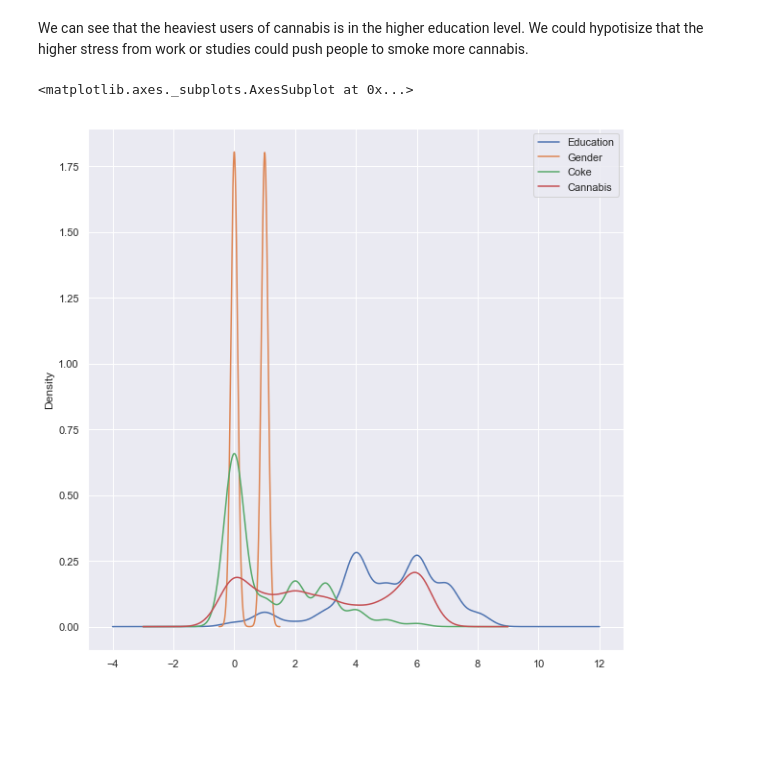
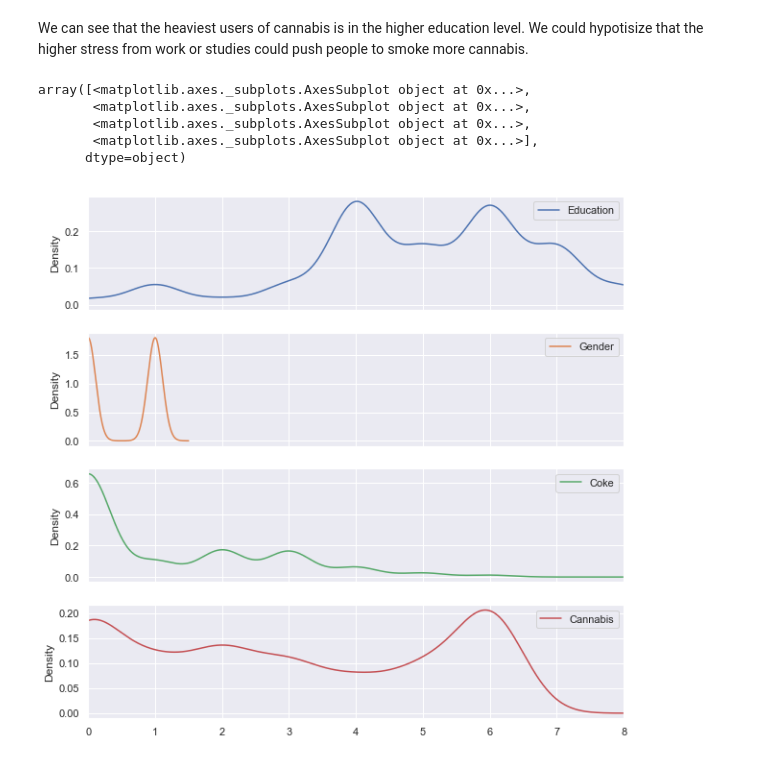
Before and after one commit to FearlessClock/PythonDataAnalyste, a Jupyter notebook: Drug consumption.ipynb, the cells around one changed output. Cells and saved outputs as stored; diff of their text form; code cells hidden in the pictures; blank space fills up the shorter version.

```diff
--- a/Drug consumption.ipynb
+++ b/Drug consumption.ipynb
@@ -25,6 +25,12 @@ def IsUser(usage):
         return 5
     elif usage == "Used in Last Day":
         return 6
+# %%
+def IsUser(usage):
+    if usage == "Never Used" or usage == "Used Over a Decade Ago":
+        return 0;
+    else:
+        return 1;
 # %%
 def SetEducationToInt(usage):
     if usage == "Left school before 16":
@@ -714,7 +720,11 @@ sns.lmplot( y="Education", x="Coke", data=educationFrame, fit_reg=False, hue="Ca
 # %% [markdown]
 We can see that the heaviest users of cannabis is in the higher education level. We could hypotisize that the higher stress from work or studies could push people to smoke more cannabis.
 # %%
-educationFrame.plot(kind="kde",figsize=(10,10))
+educationFrame.plot(kind="kde",figsize=(10,10), subplots=True, xlim=(0, 8))
 # %% [output]
-<matplotlib.axes._subplots.AxesSubplot at 0x...>
+array([<matplotlib.axes._subplots.AxesSubplot object at 0x...>,
+       <matplotlib.axes._subplots.AxesSubplot object at 0x...>,
+       <matplotlib.axes._subplots.AxesSubplot object at 0x...>,
+       <matplotlib.axes._subplots.AxesSubplot object at 0x...>],
+      dtype=object)
-[figure, old version]
+[figure, new version]
```
Also changed, not shown: parts of 5 cells of this notebook.
